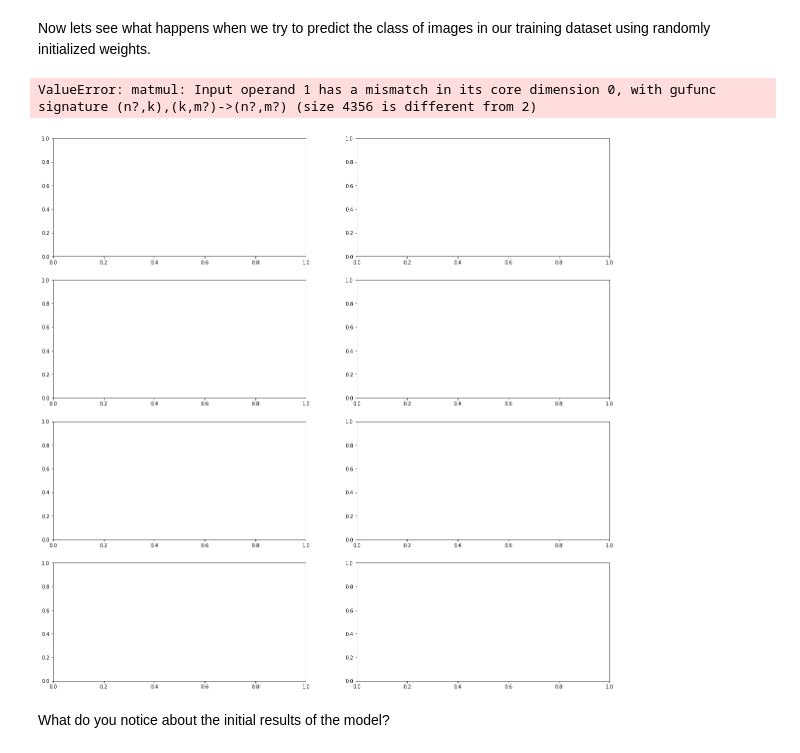
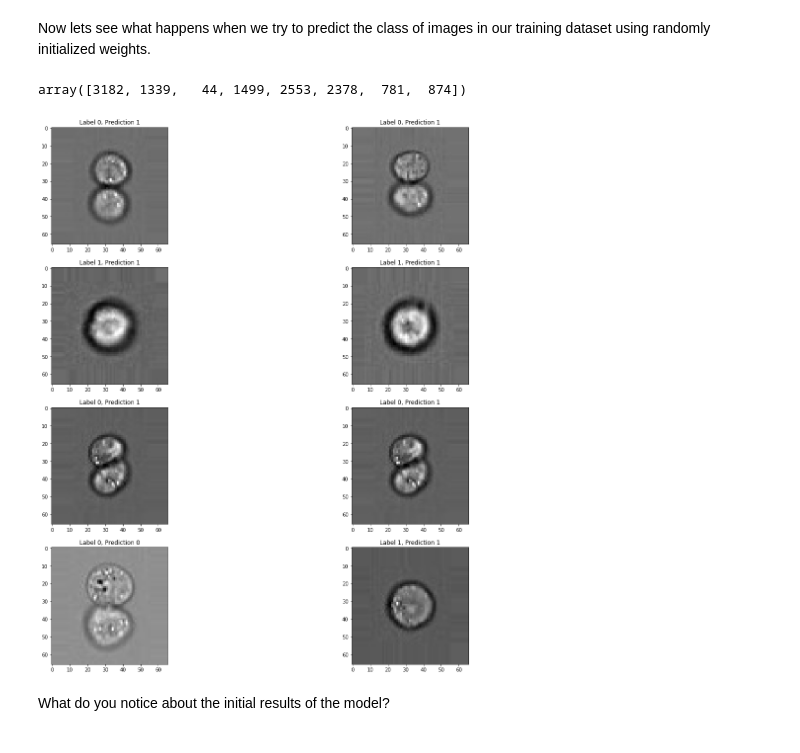
Before and after one commit to dlmbl/intro_ml, a Jupyter notebook: exercise-1.ipynb, the cells around one changed output. Drawn from its saved outputs; the diff is of its cells as text; code cells hidden in the pictures.

```diff
--- a/exercise-1.ipynb
+++ b/exercise-1.ipynb
@@ -165,4 +215,8 @@ How do we know how well our model is doing? A common practice to evaluate models
 While there is no hard and fast rule, 80%, 20% splits are a reasonable starting point.
 # %%
 # Split the dataset into training, validation, and testing splits
-X_train, X_test, y_train, y_test = sklearn.model_selection.train_test_split(X, y, train_size=0.8)
+X_train, X_test, y_train, y_test = sklearn.model_selection.train_test_split(X, y, train_size=0.8, shuffle=True)
+unbalanced = {
+    'train': {'X': X_train, 'y': y_train},
+    'test': {'X': X_test, 'y': y_test}
+}
@@ -169,3 +233,24 @@ X_train, X_test, y_train, y_test = sklearn.model_selection.train_test_split(X, y
+# %%
+balanced = {}
+for split, data in unbalanced.items():
+    # Split the classes into two separate arrays
+    x_arr_0 = data['X'][data['y'] == 0]
+    y_arr_0 = data['y'][data['y'] == 0]
+    x_arr_1 = data['X'][data['y'] == 1]
+    y_arr_1 = data['y'][data['y'] == 1]
+
+    # Upsample class 0 arr to match size of class 1 arr
+    x_arr_0, y_arr_0 = sklearn.utils.resample(x_arr_0, y_arr_0, n_samples=x_arr_1.shape[0])
+
+    # Concatenate the arrays from different classes back together
+    xx = np.concatenate([x_arr_0, x_arr_1], axis=0)
+    yy = np.concatenate([y_arr_0, y_arr_1], axis=0)
+
+    # Shuffle the arrays to randomize the sample order
+    xx, yy = sklearn.utils.shuffle(xx, yy)
+
+    # Save into the new dictionary
+    balanced[split] = {'X': xx, 'y': yy}
 # %% [markdown]
 ## The linear classifier
 The linear classifier produces class scores that are a linear function of the pixel values. Mathematically, this can be written as $\vec{y} = W \vec{x}$, where $\vec{y}$ is the vector of class scores, $W$ is a matrix of weights and $\vec{x}$ is the image vector. The shape of the weights matrix is determined by the number of classes and the length of the image vector. In this case $W$ is 2 by 4356. Our learning task is to find a set of weights that maximize our performance on our classification task. We will solve this task by doing the following steps
@@ -256,27 +346,30 @@ def predict(self, X, epsilon=1e-5):
 setattr(LinearClassifier, 'predict', predict)
 # %% [markdown]
 Now lets see what happens when we try to predict the class of images in our training dataset using randomly initialized weights.
+# %%
+np.random.randint(balanced['test']['X'].shape[0], size=(8,))
+# %% [output]
+array([3182, 1339,   44, 1499, 2553, 2378,  781,  874])
 # %%
 lc = LinearClassifier()
 
 fig, axes = plt.subplots(4, 2, figsize=(20,20))
-for i in range(8):
+for i, j in enumerate(np.random.randint(balanced['test']['X'].shape[0], size=(8,))):
 
     # Get an example image
-    X_sample = X[[i],...]
+    X_sample = balanced['test']['X'][j,...]
 
     # Reshape flattened vector to image
     X_reshape = np.reshape(X_sample, (66, 66))
 
     # Predict the label
     y_pred = lc.predict(X_sample)
 
     # Display results
     axes.flatten()[i].imshow(X_reshape, cmap='gray')
-    axes.flatten()[i].set_title('Label ' + str(y[i]) +', Prediction ' + str(y_pred))
+    axes.flatten()[i].set_title('Label ' + str(balanced['test']['y'][j]) +', Prediction ' + str(np.argmax(y_pred)))
 # %% [output]
-ValueError: matmul: Input operand 1 has a mismatch in its core dimension 0, with gufunc signature (n?,k),(k,m?)->(n?,m?) (size 4356 is different from 2)
-[figure, old version]
+[figure, new version]
 # %% [markdown]
 What do you notice about the initial results of the model?
 # %% [markdown]
```
Also changed, not shown: parts of 20 cells of this notebook.
